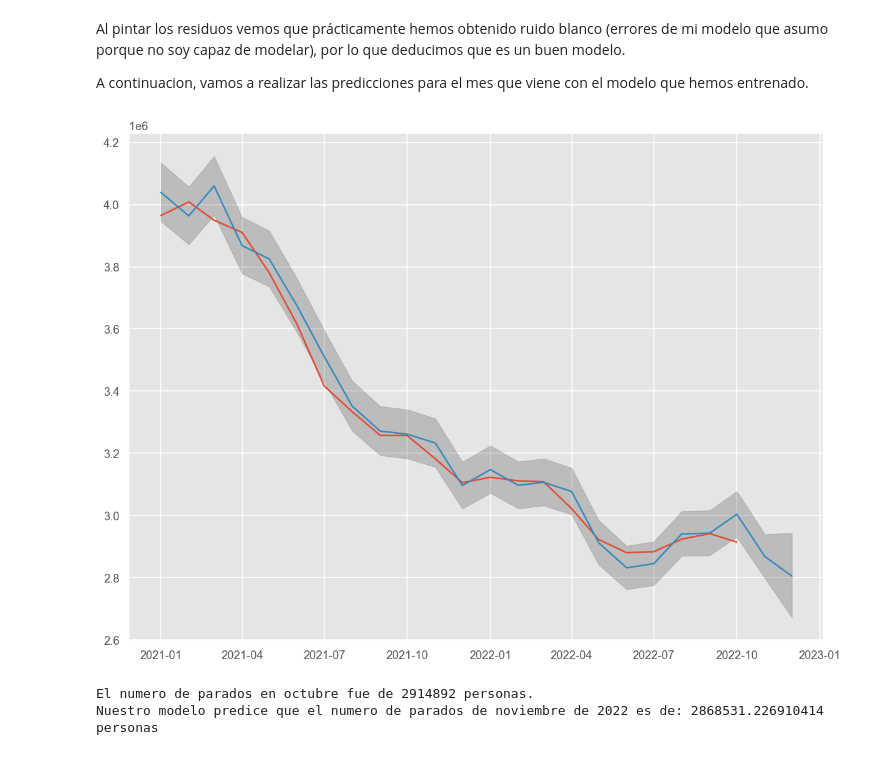
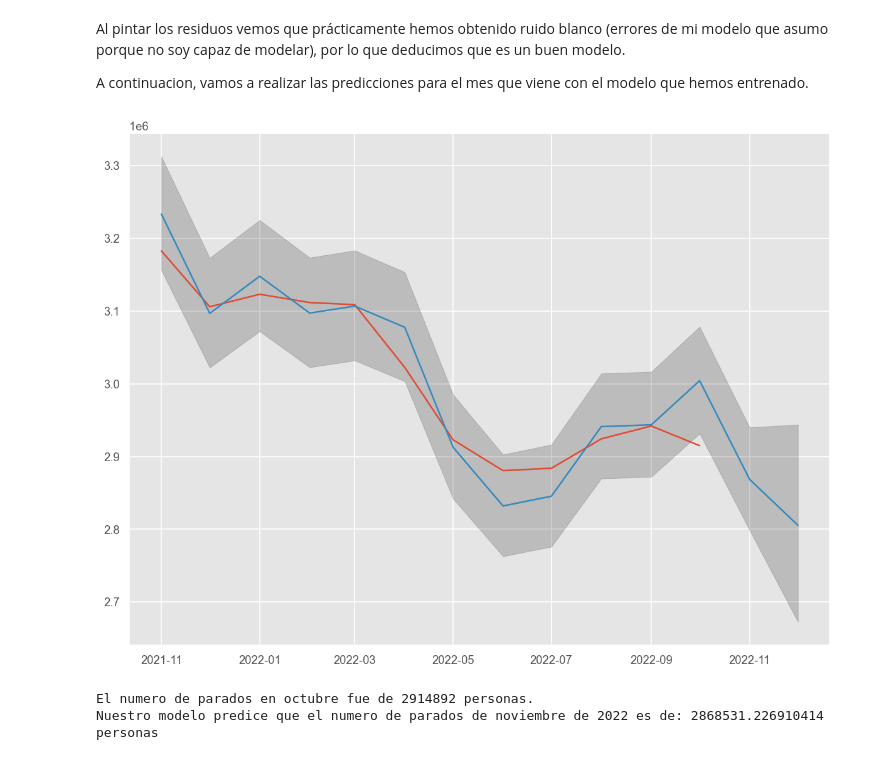
Before and after one commit to MartaSimon/ML_A2, a Jupyter notebook: scriptMarta.ipynb, the cells around one changed output. Drawn from its saved outputs; the diff is of its cells as text; code cells hidden in the pictures.

```diff
--- a/scriptMarta.ipynb
+++ b/scriptMarta.ipynb
@@ -307,37 +307,37 @@ Al pintar los residuos vemos que prácticamente hemos obtenido ruido blanco (err
 A continuacion, vamos a realizar las predicciones para el mes que viene con el modelo que hemos entrenado.
 # %%
 #Obtain forecasts for in-sample and out-of-sample
-start = 240
+start = 250
 horizon = 1 # El mes siguiente
 end = df_unemployment["TOTAL"].shape[0] + horizon
 
 pred = sarima_fit.get_prediction(start = start, end=end, dynamic=False)
 yhat = pred.predicted_mean
 yhat_conf_int = pred.conf_int(alpha=0.05)
 
 #Undo Box-cox transform if necessary
 if BOX_COX:
     yhat = sp.special.inv_boxcox(yhat, lmbda)
     yhat_conf_int = sp.special.inv_boxcox(yhat_conf_int, lmbda)
 
 # Obtener las fechas de la prediccion (indice de fecha en nuestro df)
 dates_to_plot = []
 num_index = np.arange(start, end+1)
 for i in range(0, len(num_index)):
     # Vamos añadiendo meses para pintar el indice de yhat
     d = df_unemployment.index[start] + pd.DateOffset(months=i)
     dates_to_plot.append(d)
 yhat.index = dates_to_plot
 yhat_conf_int.index = dates_to_plot
 
 initial_date = df_unemployment.index[start]
 plt.figure()
 plt.fill_between(yhat_conf_int.index,
                 yhat_conf_int.iloc[:, 0],
                 yhat_conf_int.iloc[:, 1], color='k', alpha=.2)
 plt.plot(df_unemployment.loc[initial_date:, :])
 plt.plot(yhat)
 plt.show()
 # %% [output]
-[figure, old version]
+[figure, new version]
 # %%
```
Also changed, not shown: parts of 1 cell of this notebook.
